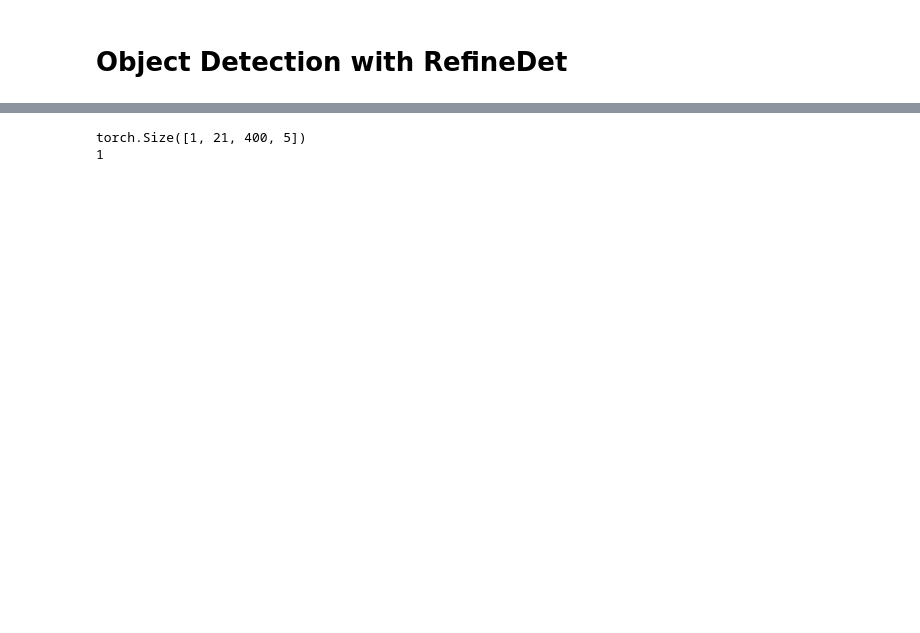
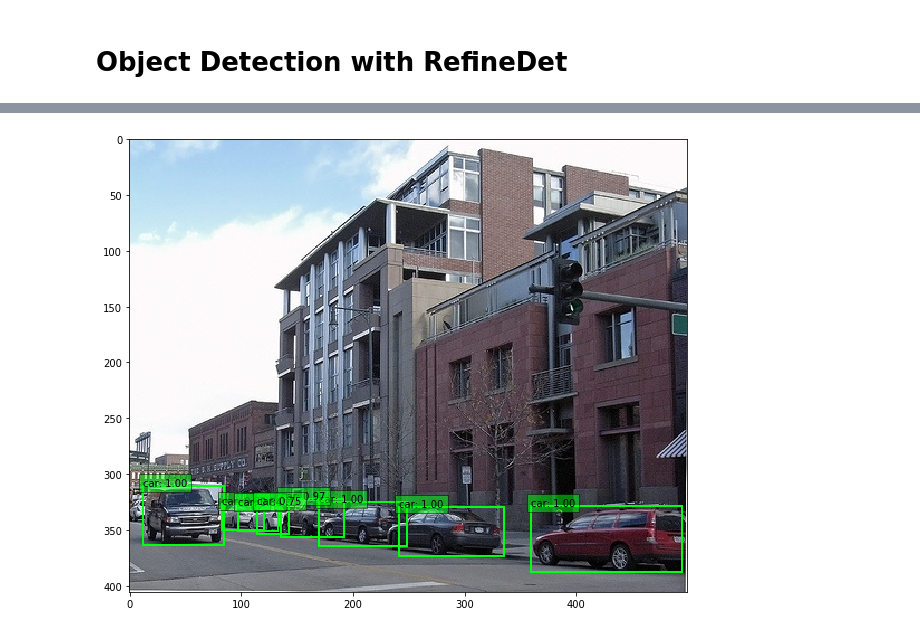
Before and after one commit to dd604/refinedet.pytorch, a Jupyter notebook: demo/demo.ipynb, the cells around one changed output, grey strips where cells are left out. Cells and saved outputs as stored; diff of their text form; code cells hidden in the pictures; blank space fills up the shorter version.

```diff
--- a/demo/demo.ipynb
+++ b/demo/demo.ipynb
@@ -83,37 +83,31 @@ norm_image = torch.from_numpy(norm_image).permute(2, 0, 1)
 # Forward
 input_var = Variable(norm_image.unsqueeze(0))     # wrap tensor in Variable
 if torch.cuda.is_available():
     input_var = input_var.cuda()
 detection = net(input_var)
 
 
 top_k=10
 # num_classes = 1
 plt.figure(figsize=(10,10))
 colors = plt.cm.hsv(np.linspace(0, 1, num_classes)).tolist()
 plt.imshow(rgb_image)  # plot the image for matplotlib
 currentAxis = plt.gca()
-print(detection.size())
 # scale each detection back up to the image
 scale = torch.Tensor(rgb_image.shape[1::-1]).repeat(2)
-sum_j = 0
 for i in range(1, detection.size(1)):
     j = 0
     while detection[0,i,j,0] >= 0.5:
         score = detection[0,i,j,0]
 #         print(score)
         label_name = class_names[i]
         display_txt = '%s: %.2f'%(label_name, score)
         pt = (detection[0,i,j,1:]*scale).cpu().numpy()
 #         print(pt)
         coords = (pt[0], pt[1]), pt[2]-pt[0]+1, pt[3]-pt[1]+1
         color = colors[i]
         currentAxis.add_patch(plt.Rectangle(*coords, fill=False, edgecolor=color, linewidth=2))
         currentAxis.text(pt[0], pt[1], display_txt, bbox={'facecolor':color, 'alpha':0.5})
         j+=1
-    sum_j += j
-
-print(sum_j)
 # %% [output]
-torch.Size([1, 21, 400, 5])
-1
+[figure, added]
```
Also changed, not shown: parts of 1 cell of this notebook, 1 other file.
